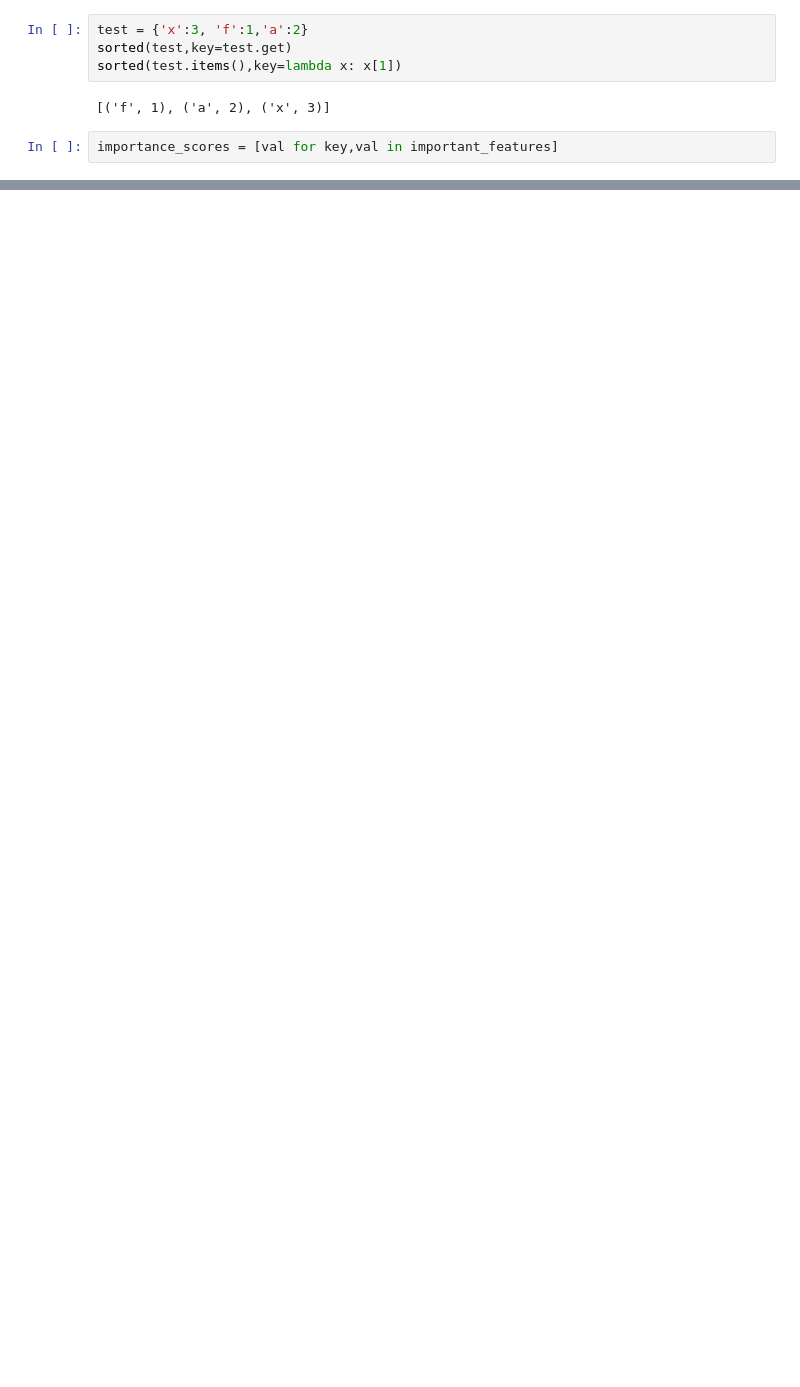
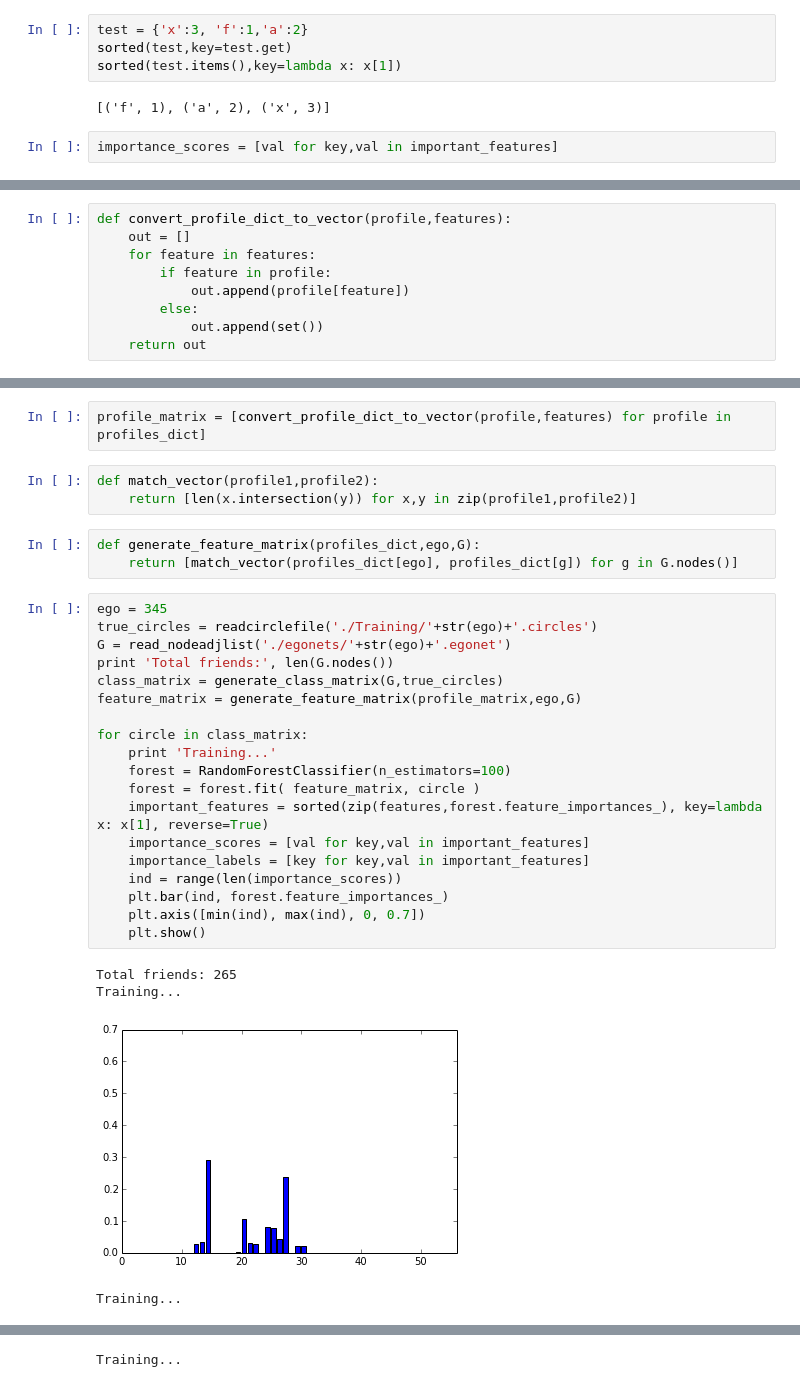
Before and after one commit to bmkessler/Kaggle_Social_Circles, a Jupyter notebook: Circle_Multiplicity.ipynb, the cells around one changed output, grey strips where cells are left out. Drawn from its saved outputs; the diff is of its cells as text; blank space fills up the shorter version.

Commit message:
updated with fully connected clustering analysis and feature profile analysis

```diff
--- a/Circle_Multiplicity.ipynb
+++ b/Circle_Multiplicity.ipynb
@@ -733,0 +827,9 @@ Training...
+# %%
+def convert_profile_dict_to_vector(profile,features):
+    out = []
+    for feature in features:
+        if feature in profile:
+            out.append(profile[feature])
+        else:
+            out.append(set())
+    return out
@@ -733,0 +840,32 @@ Training...
+# %%
+profile_matrix = [convert_profile_dict_to_vector(profile,features) for profile in profiles_dict]
+# %%
+def match_vector(profile1,profile2):
+    return [len(x.intersection(y)) for x,y in zip(profile1,profile2)]
+# %%
+def generate_feature_matrix(profiles_dict,ego,G):
+    return [match_vector(profiles_dict[ego], profiles_dict[g]) for g in G.nodes()]
+# %%
+ego = 345
+true_circles = readcirclefile('./Training/'+str(ego)+'.circles')
+G = read_nodeadjlist('./egonets/'+str(ego)+'.egonet')
+print 'Total friends:', len(G.nodes())
+class_matrix = generate_class_matrix(G,true_circles)
+feature_matrix = generate_feature_matrix(profile_matrix,ego,G)
+
+for circle in class_matrix:
+    print 'Training...'
+    forest = RandomForestClassifier(n_estimators=100)
+    forest = forest.fit( feature_matrix, circle )
+    important_features = sorted(zip(features,forest.feature_importances_), key=lambda x: x[1], reverse=True)
+    importance_scores = [val for key,val in important_features]
+    importance_labels = [key for key,val in important_features]
+    ind = range(len(importance_scores))
+    plt.bar(ind, forest.feature_importances_)
+    plt.axis([min(ind), max(ind), 0, 0.7])
+    plt.show()
+# %% [output]
+Total friends: 265
+Training...
+[figure, added]
+Training...
@@ -733,0 +873 @@ Training...
+Training...
```
Also changed, not shown: parts of 27 cells of this notebook, 2 other files.
